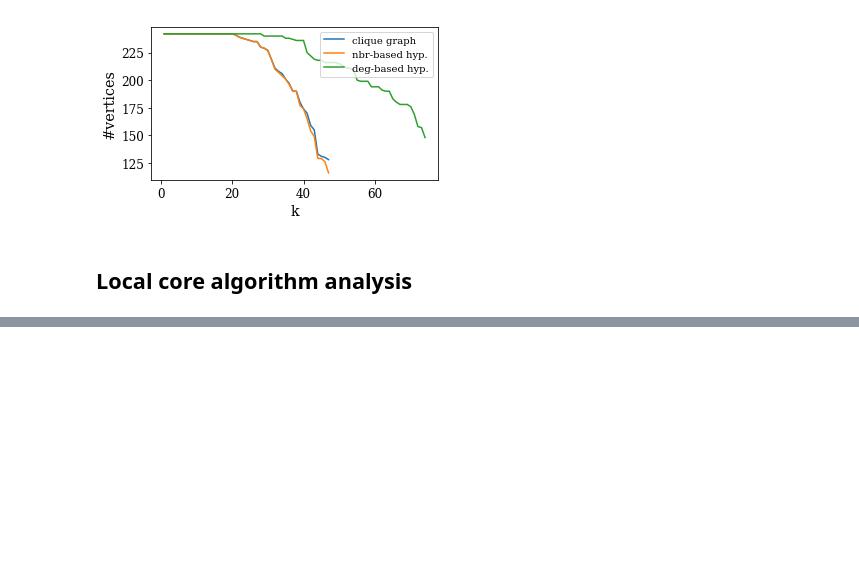
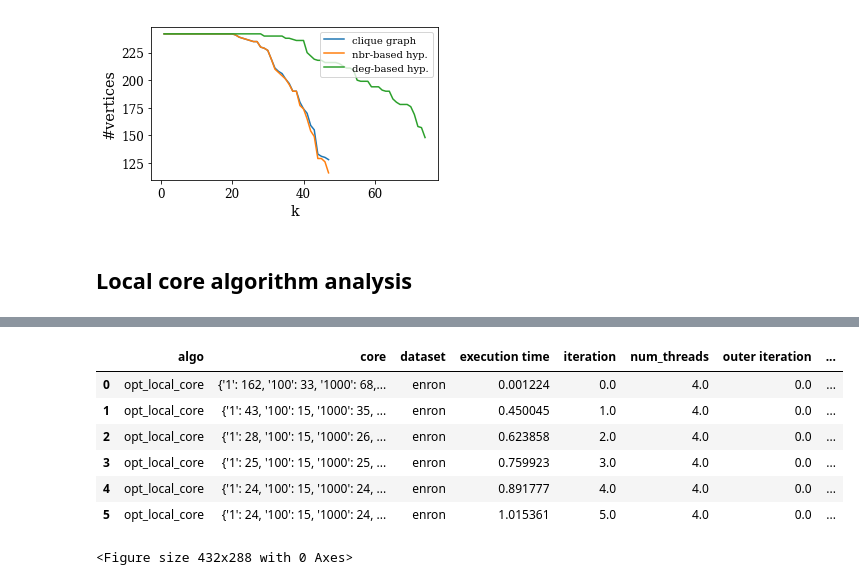
Before and after one commit to bishwamittra/scripts_hg-core-decomposition, a Jupyter notebook: read_output.ipynb, the cells around one changed output, grey strips where cells are left out. Drawn from its saved outputs; the diff is of its cells as text; code cells hidden in the pictures; blank space fills up the shorter version.

```diff
--- a/read_output.ipynb
+++ b/read_output.ipynb
@@ -767,0 +780,68 @@ df.head(15)
+# %%
+def element_wise_matching(current_core, best_core):
+    correct_matching = 0
+    for k in current_core:
+        if(current_core[k] == best_core[k]):
+            correct_matching += 1
+    return float(correct_matching / len(best_core))
+
+def accumulated_per_vertex_accuracy(current_core, best_core):
+    per_vertex_error = 0
+    for k in current_core:
+        per_vertex_error += float((abs(current_core[k] - best_core[k])) / max(current_core[k], best_core[k]))
+
+    return 1 - float(per_vertex_error / len(best_core))
+
+def accumulated_accuracy(current_core, best_core):
+
+    total_error = 0
+    core_total = 0
+    for k in current_core:
+        total_error += abs(current_core[k] - best_core[k])
+        core_total += max(current_core[k], best_core[k])
+
+    return 1 - float(total_error / core_total)
+
+# for i in range(best_index):
+#     print(i)
+#     print(element_wise_matching(df.iloc[i]['core'], best_core))
+#     print(accumulated_per_vertex_accuracy(df.iloc[i]['core'], best_core))
+#     print(accumulated_accuracy(df.iloc[i]['core'], best_core))
+# %%
+df['element_wise_matching'] = df.apply(lambda x: element_wise_matching(x['core'], best_core), axis=1)
+df['accumulated_per_vertex_accuracy'] = df.apply(lambda x: accumulated_per_vertex_accuracy(x['core'], best_core), axis=1)
+df['accumulated_accuracy'] = df.apply(lambda x: accumulated_accuracy(x['core'], best_core), axis=1)
+df
+# %% [output]
+|  | algo | core | dataset | execution time | iteration | num_threads | outer iteration | ... |
+| 0 | opt_local_core | {'1': 162, '100': 33, '1000': 68,... | enron | 0.001224 | 0.0 | 4.0 | 0.0 | ... |
+| 1 | opt_local_core | {'1': 43, '100': 15, '1000': 35, ... | enron | 0.450045 | 1.0 | 4.0 | 0.0 | ... |
+| 2 | opt_local_core | {'1': 28, '100': 15, '1000': 26, ... | enron | 0.623858 | 2.0 | 4.0 | 0.0 | ... |
+| 3 | opt_local_core | {'1': 25, '100': 15, '1000': 25, ... | enron | 0.759923 | 3.0 | 4.0 | 0.0 | ... |
+| 4 | opt_local_core | {'1': 24, '100': 15, '1000': 24, ... | enron | 0.891777 | 4.0 | 4.0 | 0.0 | ... |
+| 5 | opt_local_core | {'1': 24, '100': 15, '1000': 24, ... | enron | 1.015361 | 5.0 | 4.0 | 0.0 | ... |
+# %%
+save = True
+
+goodname_accuracy = {
+    'element_wise_matching' : 'Per vertex matching',
+    'accumulated_per_vertex_accuracy' : 'Per vertex accuracy',
+    'accumulated_accuracy' : 'Accumulated accuracy'
+}
+
+for y in ['element_wise_matching', 'accumulated_per_vertex_accuracy', 'accumulated_accuracy']:
+    sns.lineplot(x = 'execution time', y = y, data=df, color='k')
+    plt.xlabel('Time (s)', fontsize=fontsize)
+    plt.ylabel(goodname_accuracy[y], fontsize=fontsize)
+    plt.xticks(fontsize=labelsize)
+    plt.yticks(fontsize=labelsize)
+    plt.tight_layout()
+    filename = (dataset + " " + y + " vs time").replace(" ", "_").replace(".", "")
+    if(save):
+        plt.savefig(output_folder+"fig/" + filename + ".pdf")
+    else:
+        print(filename)
+        plt.show()
+    plt.clf()
+# %% [output]
+<Figure size 432x288 with 0 Axes>
```
Also changed, not shown: parts of 3 cells of this notebook.
